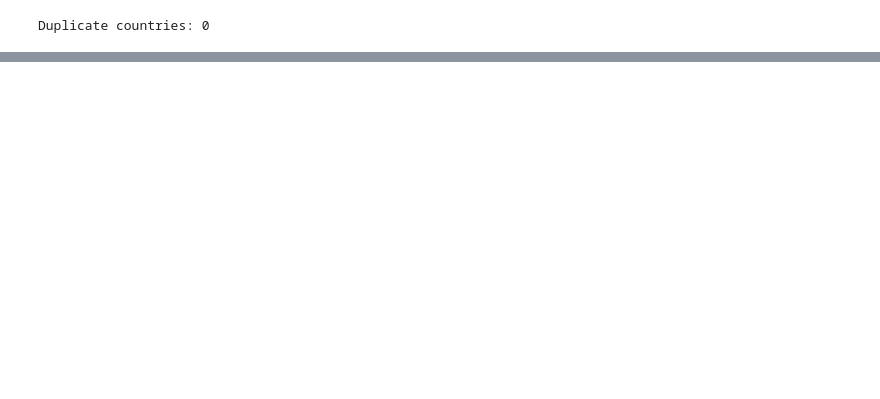
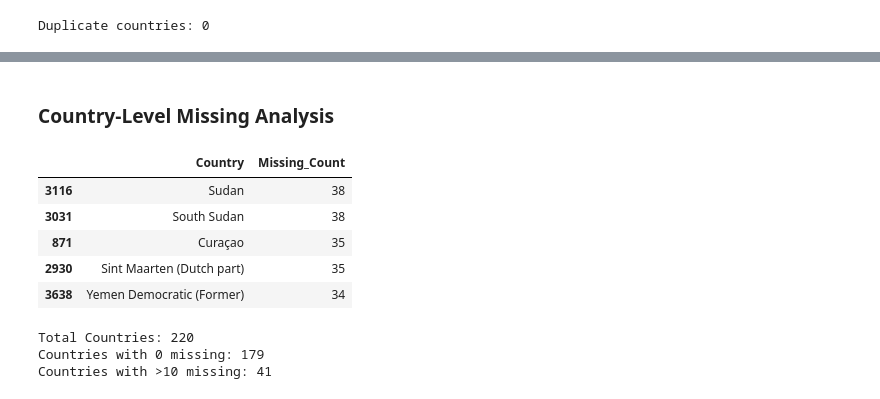
Before and after one commit to Sparshcoder18/gdp-growth-analysis, a Jupyter notebook: notebooks/GDP Data Analysis Project.ipynb, the cells around one changed output, grey strips where cells are left out. Drawn from its saved outputs; the diff is of its cells as text; code cells hidden in the pictures; blank space fills up the shorter version.

```diff
--- a/notebooks/GDP Data Analysis Project.ipynb
+++ b/notebooks/GDP Data Analysis Project.ipynb
@@ -185,0 +288,24 @@ Duplicate countries: 0
+# %% [markdown]
+### Country-Level Missing Analysis
+# %%
+df_gdp["Missing_Count"] = df_gdp[year_columns].isna().sum(axis=1)
+
+df_gdp[["Country", "Missing_Count"]].sort_values(
+    by="Missing_Count",
+    ascending=False
+).head()
+# %% [output]
+|  | Country | Missing_Count |
+| 3116 | Sudan | 38 |
+| 3031 | South Sudan | 38 |
+| 871 | Curaçao | 35 |
+| 2930 | Sint Maarten (Dutch part) | 35 |
+| 3638 | Yemen Democratic (Former) | 34 |
+# %%
+print("Total Countries:", len(df_gdp))
+print("Countries with 0 missing:", (df_gdp["Missing_Count"] == 0).sum())
+print("Countries with >10 missing:", (df_gdp["Missing_Count"] > 10).sum())
+# %% [output]
+Total Countries: 220
+Countries with 0 missing: 179
+Countries with >10 missing: 41
```
Also changed, not shown: parts of 43 cells of this notebook, 2 other files.
